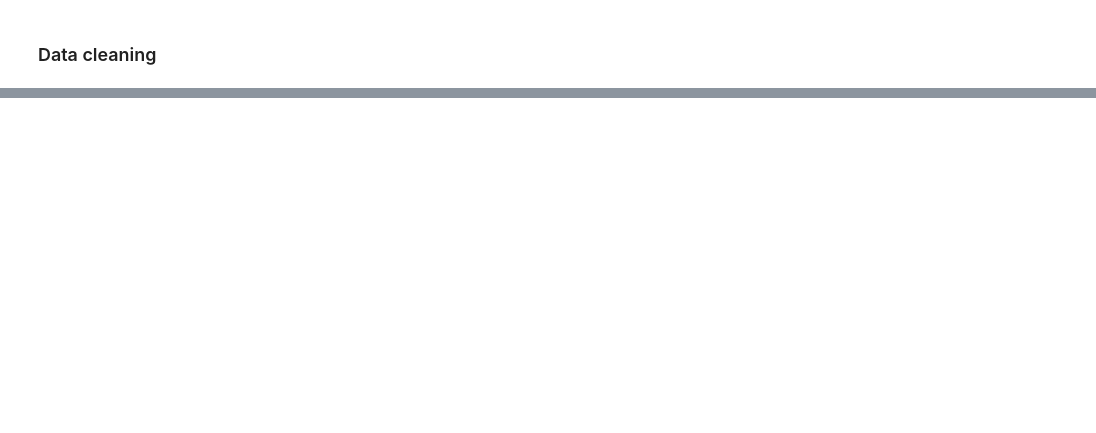
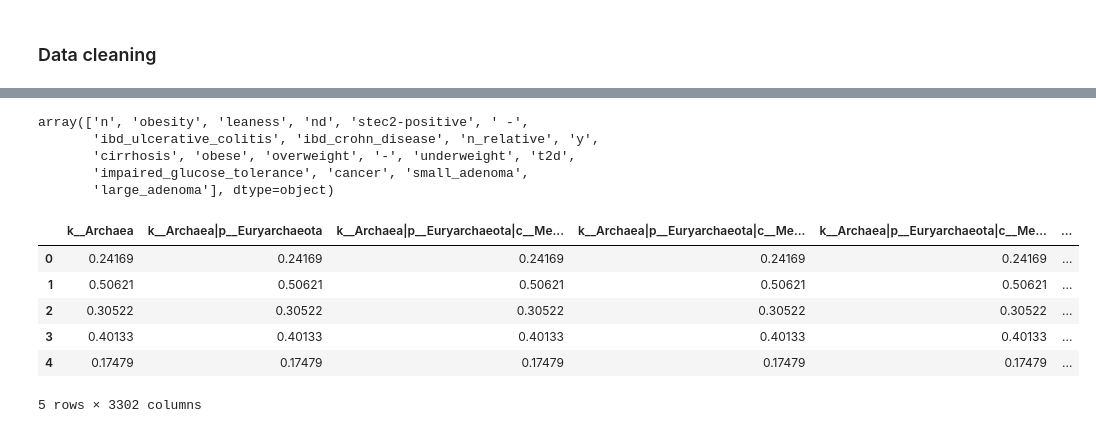
Before and after one commit to bersilin-robert1609/CS6024-AACB-Metagenomic-Analysis, a Jupyter notebook: notebooks/dataset-cleaning.ipynb, the cells around one changed output, grey strips where cells are left out. Drawn from its saved outputs; the diff is of its cells as text; code cells hidden in the pictures; blank space fills up the shorter version.

```diff
--- a/notebooks/dataset-cleaning.ipynb
+++ b/notebooks/dataset-cleaning.ipynb
@@ -63,0 +166,8 @@ data = read_txt
+# %%
+metadata['disease'].unique()
+# %% [output]
+array(['n', 'obesity', 'leaness', 'nd', 'stec2-positive', ' -',
+       'ibd_ulcerative_colitis', 'ibd_crohn_disease', 'n_relative', 'y',
+       'cirrhosis', 'obese', 'overweight', '-', 'underweight', 't2d',
+       'impaired_glucose_tolerance', 'cancer', 'small_adenoma',
+       'large_adenoma'], dtype=object)
@@ -63,0 +193,10 @@ data = read_txt
+# %%
+data_only_abundance_values.head()
+# %% [output]
+|  | k__Archaea | k__Archaea|p__Euryarchaeota | k__Archaea|p__Euryarchaeota|c__Me... | k__Archaea|p__Euryarchaeota|c__Me... | k__Archaea|p__Euryarchaeota|c__Me... | ... |
+| 0 | 0.24169 | 0.24169 | 0.24169 | 0.24169 | 0.24169 | ... |
+| 1 | 0.50621 | 0.50621 | 0.50621 | 0.50621 | 0.50621 | ... |
+| 2 | 0.30522 | 0.30522 | 0.30522 | 0.30522 | 0.30522 | ... |
+| 3 | 0.40133 | 0.40133 | 0.40133 | 0.40133 | 0.40133 | ... |
+| 4 | 0.17479 | 0.17479 | 0.17479 | 0.17479 | 0.17479 | ... |
+5 rows × 3302 columns
```
Also changed, not shown: parts of 21 cells of this notebook, 9 other files.
